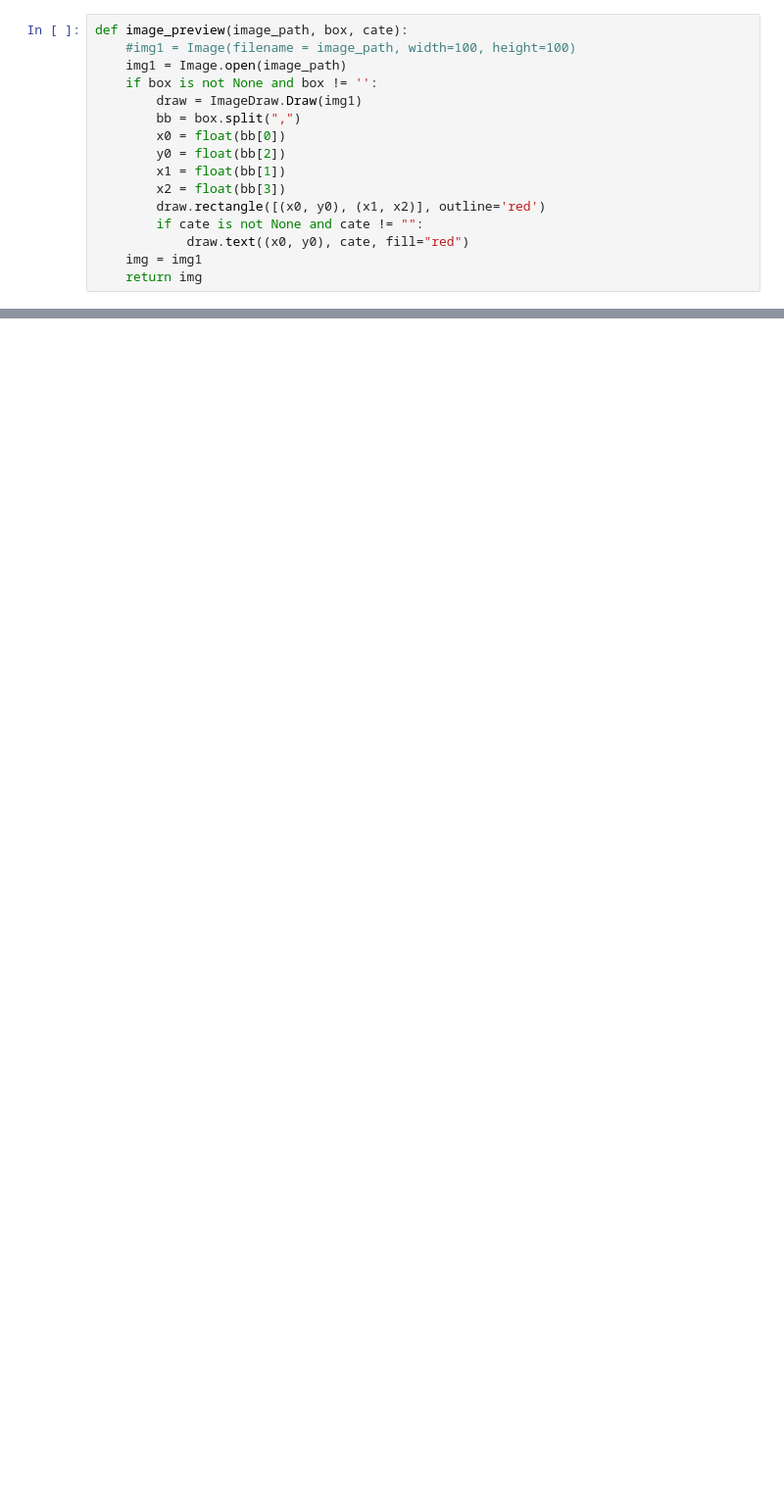
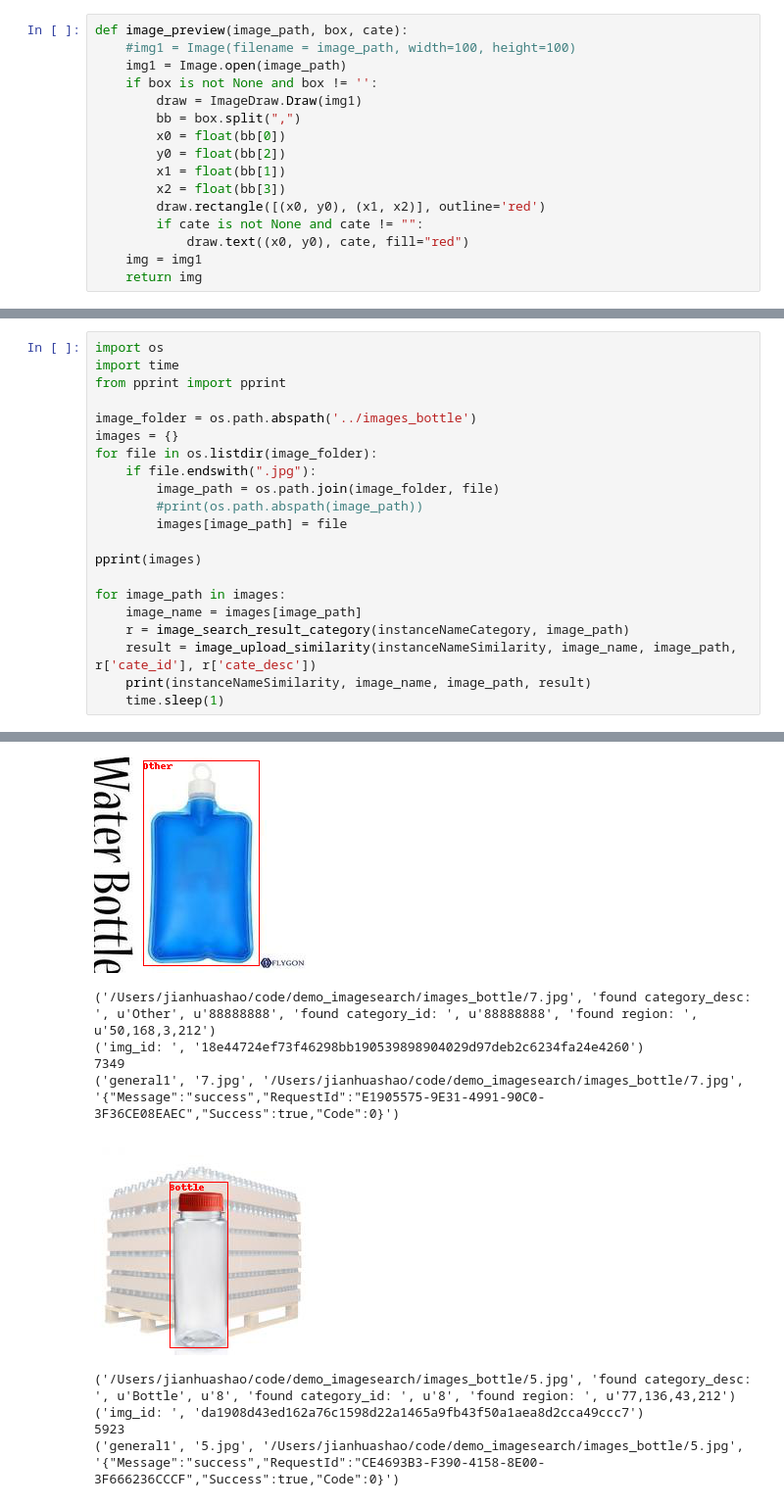
Before and after one commit to jhs2jhs/AlibabaCloud_ImageSearch_Demo_py2, a Jupyter notebook: app_image_search_1category_2similarity_seq.ipynb, the cells around one changed output, grey strips where cells are left out. Shown at 98% size. Cells and saved outputs as stored; diff of their text form; blank space fills up the shorter version.

```diff
--- a/app_image_search_general_py2.ipynb
+++ b/app_image_search_1category_2similarity_seq.ipynb
@@ -95,0 +149,22 @@ def image_upload(instanceName, image_name, image_path):
+# %%
+import os
+import time
+from pprint import pprint
+
+image_folder = os.path.abspath('../images_bottle')
+images = {}
+for file in os.listdir(image_folder):
+    if file.endswith(".jpg"):
+        image_path = os.path.join(image_folder, file)
+        #print(os.path.abspath(image_path))
+        images[image_path] = file
+
+pprint(images)
+
+for image_path in images:
+    image_name = images[image_path]
+    r = image_search_result_category(instanceNameCategory, image_path)
+    result = image_upload_similarity(instanceNameSimilarity, image_name, image_path, r['cate_id'], r['cate_desc'])
+    print(instanceNameSimilarity, image_name, image_path, result)
+    time.sleep(1)
+# %% [output]
@@ -95,0 +189,10 @@ def image_upload(instanceName, image_name, image_path):
+[figure, added]
+('/Users/jianhuashao/code/demo_imagesearch/images_bottle/7.jpg', 'found category_desc: ', u'Other', u'88888888', 'found category_id: ', u'88888888', 'found region: ', u'50,168,3,212')
+('img_id: ', '18e44724ef73f46298bb190539898904029d97deb2c6234fa24e4260')
+7349
+('general1', '7.jpg', '/Users/jianhuashao/code/demo_imagesearch/images_bottle/7.jpg', '{"Message":"success","RequestId":"E1905575-9E31-4991-90C0-3F36CE08EAEC","Success":true,"Code":0}')
+[figure, added]
+('/Users/jianhuashao/code/demo_imagesearch/images_bottle/5.jpg', 'found category_desc: ', u'Bottle', u'8', 'found category_id: ', u'8', 'found region: ', u'77,136,43,212')
+('img_id: ', 'da1908d43ed162a76c1598d22a1465a9fb43f50a1aea8d2cca49ccc7')
+5923
+('general1', '5.jpg', '/Users/jianhuashao/code/demo_imagesearch/images_bottle/5.jpg', '{"Message":"success","RequestId":"CE4693B3-F390-4158-8E00-3F666236CCCF","Success":true,"Code":0}')
```
Also changed, not shown: parts of 27 cells of this notebook.
